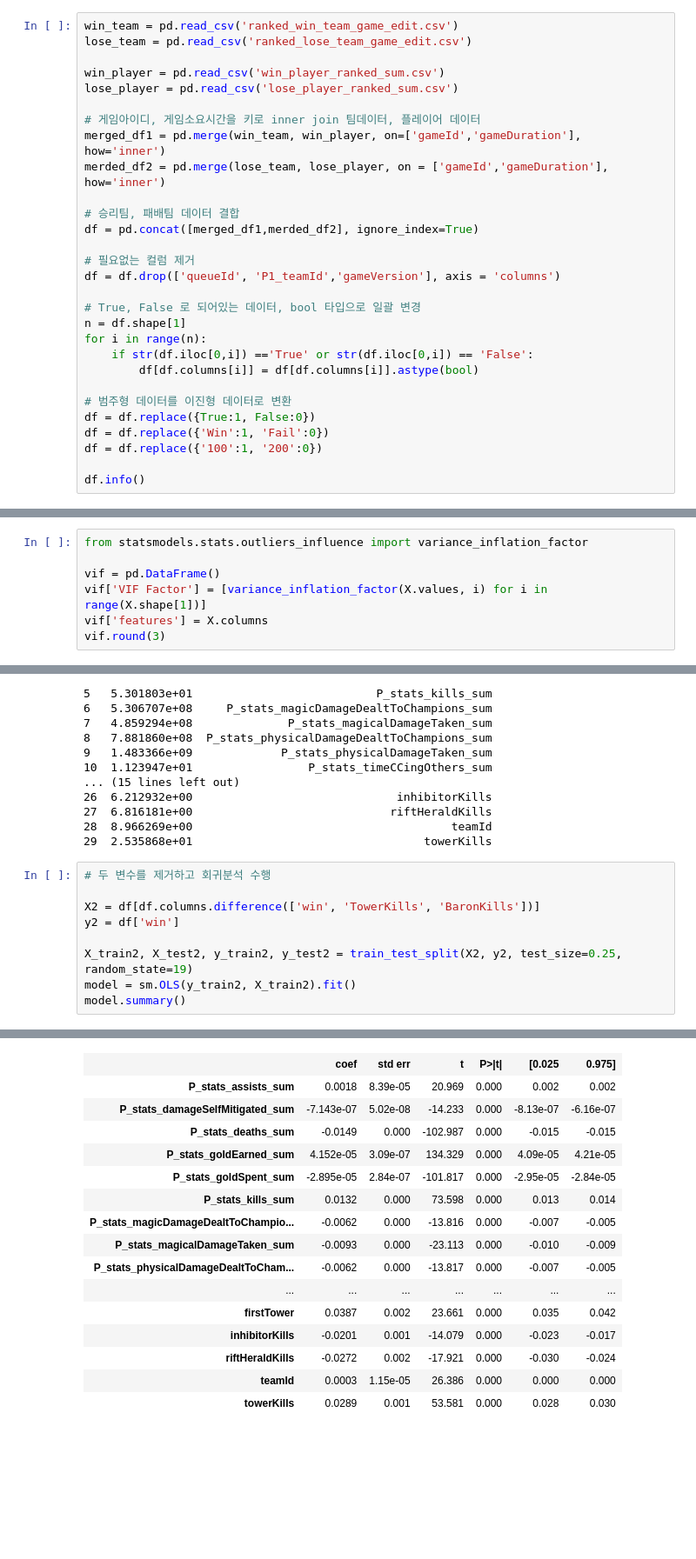
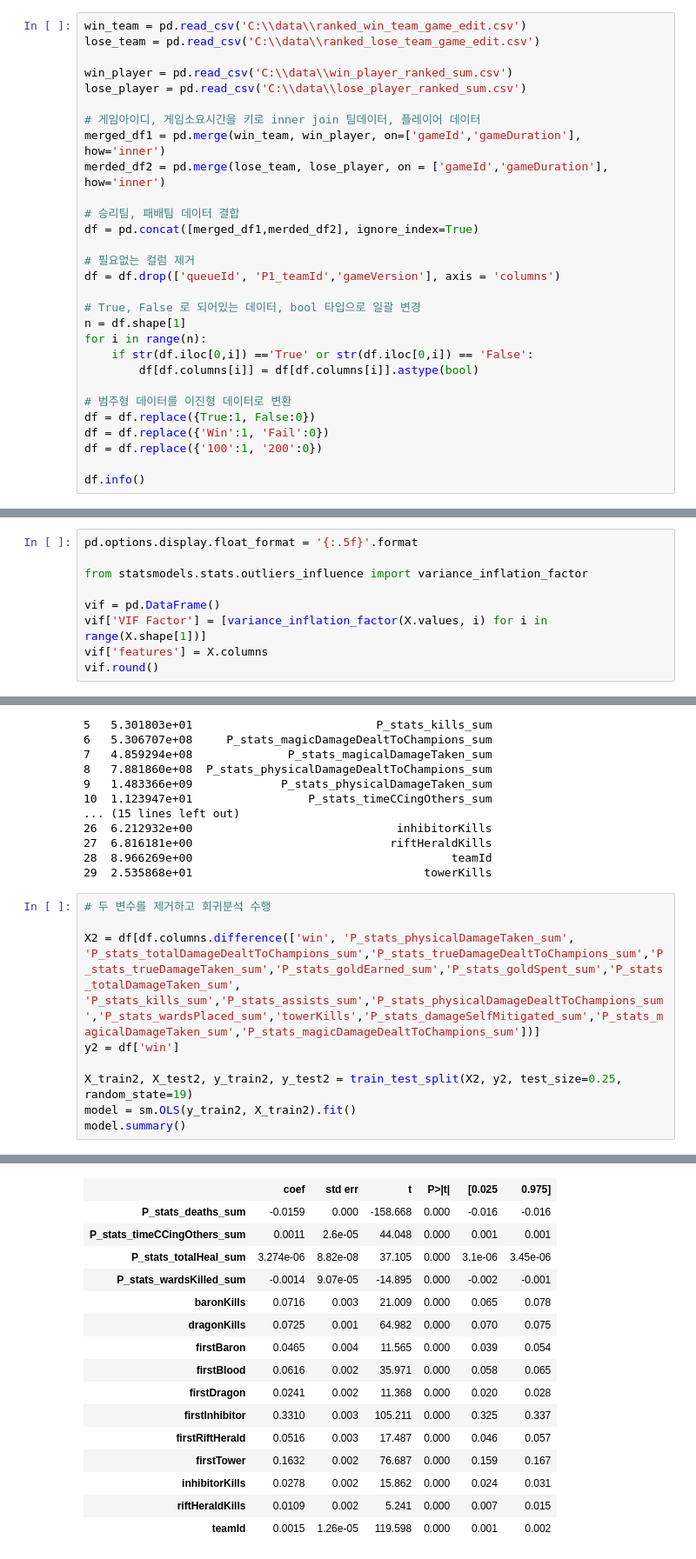
Before and after one commit to cheonjaeJJang/lol_project, a Jupyter notebook: analysis.ipynb, the cells around one changed output, grey strips where cells are left out. Shown at 87% size. Cells and saved outputs as stored; diff of their text form; blank space fills up the shorter version.

```diff
--- a/analysis.ipynb
+++ b/analysis.ipynb
@@ -4,11 +4,11 @@
 import numpy as np
 import pandas as pd
 # %%
-win_team = pd.read_csv('ranked_win_team_game_edit.csv')
-lose_team = pd.read_csv('ranked_lose_team_game_edit.csv')
+win_team = pd.read_csv('C:\\data\\ranked_win_team_game_edit.csv')
+lose_team = pd.read_csv('C:\\data\\ranked_lose_team_game_edit.csv')
 
-win_player = pd.read_csv('win_player_ranked_sum.csv')
-lose_player = pd.read_csv('lose_player_ranked_sum.csv')
+win_player = pd.read_csv('C:\\data\\win_player_ranked_sum.csv')
+lose_player = pd.read_csv('C:\\data\\lose_player_ranked_sum.csv')
 
 # 게임아이디, 게임소요시간을 키로 inner join 팀데이터, 플레이어 데이터
 merged_df1 = pd.merge(win_team, win_player, on=['gameId','gameDuration'], how='inner')
@@ -490,11 +490,13 @@ plt.show()
 # %% [output]
 [figure]
 # %%
+pd.options.display.float_format = '{:.5f}'.format
+
 from statsmodels.stats.outliers_influence import variance_inflation_factor
 
 vif = pd.DataFrame()
 vif['VIF Factor'] = [variance_inflation_factor(X.values, i) for i in range(X.shape[1])]
 vif['features'] = X.columns
-vif.round(3)
+vif.round()
 # %% [output]
 |  | VIF Factor | features |
@@ -537,7 +539,7 @@ print(vif)
 # %%
 # 두 변수를 제거하고 회귀분석 수행
 
-X2 = df[df.columns.difference(['win', 'TowerKills', 'BaronKills'])]
+X2 = df[df.columns.difference(['win', 'P_stats_physicalDamageTaken_sum', 'P_stats_totalDamageDealtToChampions_sum','P_stats_trueDamageDealtToChampions_sum','P_stats_trueDamageTaken_sum','P_stats_goldEarned_sum','P_stats_goldSpent_sum','P_stats_totalDamageTaken_sum', 'P_stats_kills_sum','P_stats_assists_sum','P_stats_physicalDamageDealtToChampions_sum','P_stats_wardsPlaced_sum','towerKills','P_stats_damageSelfMitigated_sum','P_stats_magicalDamageTaken_sum','P_stats_magicDamageDealtToChampions_sum'])]
 y2 = df['win']
 
 X_train2, X_test2, y_train2, y_test2 = train_test_split(X2, y2, test_size=0.25, random_state=19)
@@ -556,17 +558,17 @@ OLS Regression Results
 | Covariance Type: | nonrobust |  |  |
 |  | coef | std err | t | P>|t| | [0.025 | 0.975] |
-| P_stats_assists_sum | 0.0018 | 8.39e-05 | 20.969 | 0.000 | 0.002 | 0.002 |
-| P_stats_damageSelfMitigated_sum | -7.143e-07 | 5.02e-08 | -14.233 | 0.000 | -8.13e-07 | -6.16e-07 |
-| P_stats_deaths_sum | -0.0149 | 0.000 | -102.987 | 0.000 | -0.015 | -0.015 |
-| P_stats_goldEarned_sum | 4.152e-05 | 3.09e-07 | 134.329 | 0.000 | 4.09e-05 | 4.21e-05 |
-| P_stats_goldSpent_sum | -2.895e-05 | 2.84e-07 | -101.817 | 0.000 | -2.95e-05 | -2.84e-05 |
-| P_stats_kills_sum | 0.0132 | 0.000 | 73.598 | 0.000 | 0.013 | 0.014 |
-| P_stats_magicDamageDealtToChampio... | -0.0062 | 0.000 | -13.816 | 0.000 | -0.007 | -0.005 |
-| P_stats_magicalDamageTaken_sum | -0.0093 | 0.000 | -23.113 | 0.000 | -0.010 | -0.009 |
-| P_stats_physicalDamageDealtToCham... | -0.0062 | 0.000 | -13.817 | 0.000 | -0.007 | -0.005 |
-| ... | ... | ... | ... | ... | ... | ... |
-| firstTower | 0.0387 | 0.002 | 23.661 | 0.000 | 0.035 | 0.042 |
-| inhibitorKills | -0.0201 | 0.001 | -14.079 | 0.000 | -0.023 | -0.017 |
-| riftHeraldKills | -0.0272 | 0.002 | -17.921 | 0.000 | -0.030 | -0.024 |
-| teamId | 0.0003 | 1.15e-05 | 26.386 | 0.000 | 0.000 | 0.000 |
-| towerKills | 0.0289 | 0.001 | 53.581 | 0.000 | 0.028 | 0.030 |
+| P_stats_deaths_sum | -0.0159 | 0.000 | -158.668 | 0.000 | -0.016 | -0.016 |
+| P_stats_timeCCingOthers_sum | 0.0011 | 2.6e-05 | 44.048 | 0.000 | 0.001 | 0.001 |
+| P_stats_totalHeal_sum | 3.274e-06 | 8.82e-08 | 37.105 | 0.000 | 3.1e-06 | 3.45e-06 |
+| P_stats_wardsKilled_sum | -0.0014 | 9.07e-05 | -14.895 | 0.000 | -0.002 | -0.001 |
+| baronKills | 0.0716 | 0.003 | 21.009 | 0.000 | 0.065 | 0.078 |
+| dragonKills | 0.0725 | 0.001 | 64.982 | 0.000 | 0.070 | 0.075 |
+| firstBaron | 0.0465 | 0.004 | 11.565 | 0.000 | 0.039 | 0.054 |
+| firstBlood | 0.0616 | 0.002 | 35.971 | 0.000 | 0.058 | 0.065 |
+| firstDragon | 0.0241 | 0.002 | 11.368 | 0.000 | 0.020 | 0.028 |
+| firstInhibitor | 0.3310 | 0.003 | 105.211 | 0.000 | 0.325 | 0.337 |
+| firstRiftHerald | 0.0516 | 0.003 | 17.487 | 0.000 | 0.046 | 0.057 |
+| firstTower | 0.1632 | 0.002 | 76.687 | 0.000 | 0.159 | 0.167 |
+| inhibitorKills | 0.0278 | 0.002 | 15.862 | 0.000 | 0.024 | 0.031 |
+| riftHeraldKills | 0.0109 | 0.002 | 5.241 | 0.000 | 0.007 | 0.015 |
+| teamId | 0.0015 | 1.26e-05 | 119.598 | 0.000 | 0.001 | 0.002 |
```
Also changed, not shown: parts of 6 cells of this notebook.
